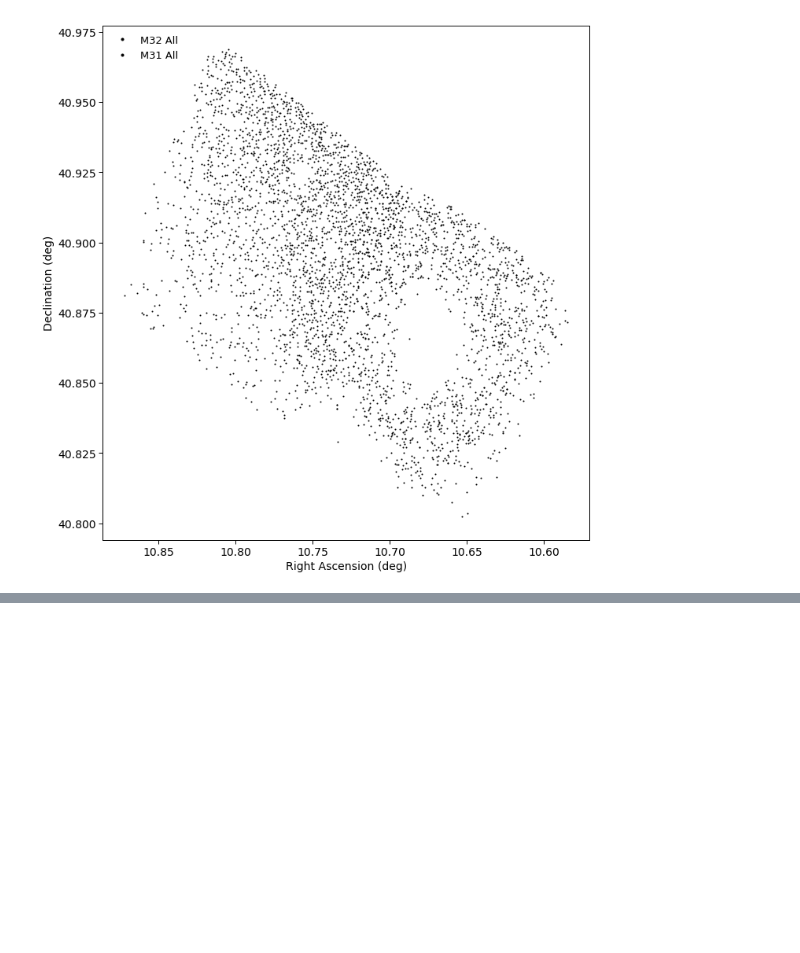
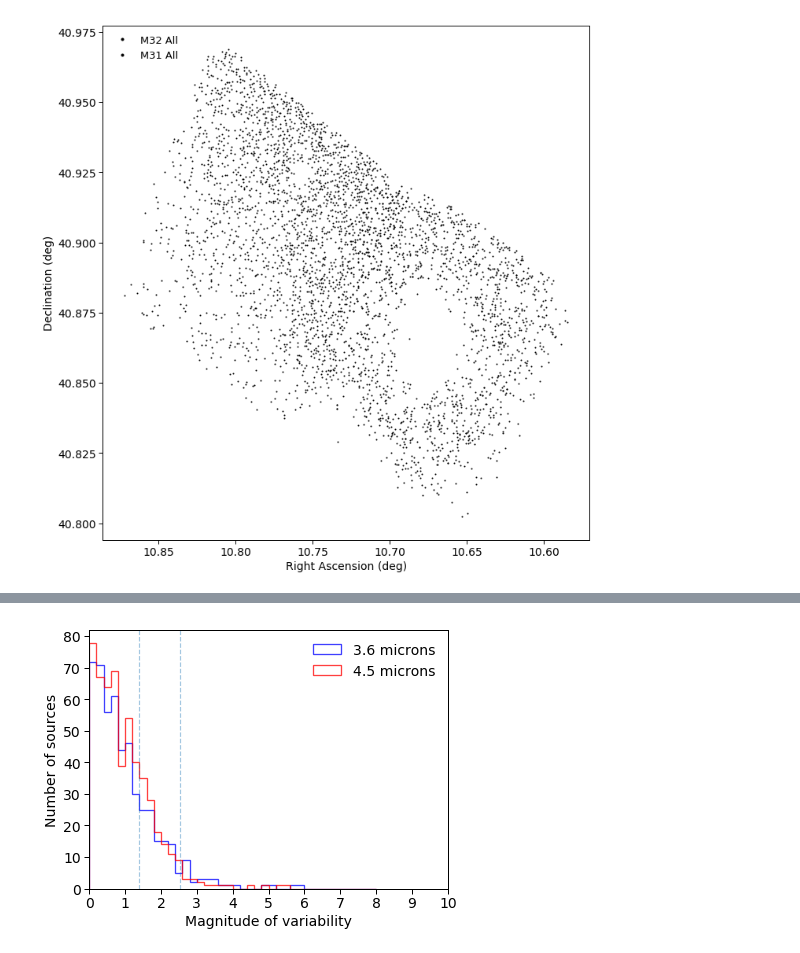
Before and after one commit to MichaelSharp7/M32, a Jupyter notebook: M32_CMD_CCD_bgd_correct_opt.ipynb, the cells around one changed output, grey strips where cells are left out. Saved outputs shown, nothing was run; the diff lists cells and outputs as text; code cells hidden in the pictures; blank space fills up the shorter version.

```diff
--- a/M32_CMD_CCD_bgd_correct_opt.ipynb
+++ b/M32_CMD_CCD_bgd_correct_opt.ipynb
@@ -1863,3 +1864,89 @@ plt.show()
 plt.close()
 # %% [output]
 [figure]
+# %%
+# Plot 3 histograms (Each filter and baseline) of variability
+# On a single graph show the 36 and 45 variability histograms overplotted
+
+# Find where the V values are good separately in each filter
+good_var_1_3_idx_36 = np.where((final_M32_cat['var_36_1_3_abs']!=-99))
+good_var_1_3_idx_45 = np.where((final_M32_cat['var_45_1_3_abs']!=-99))
+good_var_1_4_idx_36 = np.where((final_M32_cat['var_36_1_4_abs']!=-99))
+good_var_1_4_idx_45 = np.where((final_M32_cat['var_45_1_4_abs']!=-99))
+good_var_3_4_idx_36 = np.where((final_M32_cat['var_36_3_4_abs']!=-99))
+good_var_3_4_idx_45 = np.where((final_M32_cat['var_45_3_4_abs']!=-99))
+
+plt.rc('font', family='sans-serif')
+plt.rc("xtick", labelsize=14)
+plt.rc("ytick", labelsize=14)
+plt.rc("axes", labelsize=14)
+plt.rc("legend", fontsize=14)
+
+mean_36_1_3 = np.mean(final_M32_cat['var_36_1_3_abs'][good_var_1_3_idx_36])
+std_36_1_3 = np.std(final_M32_cat['var_36_1_3_abs'][good_var_1_3_idx_36])
+print("Abs stats:")
+print(mean_36_1_3)
+print(std_36_1_3)
+
+mean_36_1_3 = np.mean(final_M32_cat['var_36_1_3'][np.where(final_M32_cat['var_36_1_3']!=-99)])
+std_36_1_3 = np.std(final_M32_cat['var_36_1_3'][np.where(final_M32_cat['var_36_1_3']!=-99)])
+print("\nValue stats:")
+print(mean_36_1_3)
+print(std_36_1_3)
+
+
+
+ig = plt.figure(figsize=(6,4.5))
+bins = np.linspace(0, 8, 41)  # Bin start, end, number +1
+ax = sns.distplot(final_M32_cat['var_36_1_3_abs'][good_var_1_3_idx_36] ,kde=False, bins=bins,
+                 hist_kws={"histtype": "step", "linewidth": 1.3, "label": "3.6 microns", "alpha":0.75,"color": "b"})
+ax = sns.distplot(final_M32_cat['var_45_1_3_abs'][good_var_1_3_idx_45] ,kde=False, bins=bins,
+                 hist_kws={"histtype": "step", "linewidth": 1.3, "label": "4.5 microns", "alpha":0.75,"color": "r"})
+ax.legend(loc=0, frameon=False, scatterpoints=1, numpoints=1, markerscale=9.)
+ax.set_xlabel('Magnitude of variability')
+ax.set_ylabel('Number of sources')
+ax.set_xlim(0,8)
+ax.set_xticks(np.arange(11)) #Must add 1 to desired last tick
+plt.tight_layout()
+#plt.axvline(x=0.75,linestyle='--',alpha=0.4)
+plt.axvline(x=1.4,linestyle='--',alpha=0.4)
+plt.axvline(x=2.533,linestyle='--',alpha=0.4)
+#plt.title("E3-E4")
+plt.savefig("fixing/contam_correct_opt/VarHist1_3corr.pdf", bbox_inches='tight')
+
+ig = plt.figure(figsize=(6,4.5))
+bins = np.linspace(0, 8, 41)  # Bin start, end, number +1
+ax = sns.distplot(final_M32_cat['var_36_1_4_abs'][good_var_1_4_idx_36] ,kde=False, bins=bins,
+                 hist_kws={"histtype": "step", "linewidth": 1.3, "label": "3.6 microns", "alpha":0.75,"color": "b"})
+ax = sns.distplot(final_M32_cat['var_45_1_4_abs'][good_var_1_4_idx_45] ,kde=False, bins=bins,
+                 hist_kws={"histtype": "step", "linewidth": 1.3, "label": "4.5 microns", "alpha":0.75,"color": "r"})
+ax.legend(loc=0, frameon=False, scatterpoints=1, numpoints=1, markerscale=9.)
+ax.set_xlabel('Magnitude of variability')
+ax.set_ylabel('Number of sources')
+ax.set_xlim(0,8)
+ax.set_xticks(np.arange(11)) #Must add 1 to desired last tick
+plt.tight_layout()
+#plt.axvline(x=0.75,linestyle='--',alpha=0.4)
+plt.axvline(x=1.4,linestyle='--',alpha=0.4)
+plt.axvline(x=2.533,linestyle='--',alpha=0.4)
+#plt.title("E3-E4")
+plt.savefig("fixing/contam_correct_opt/VarHist1_4corr.pdf", bbox_inches='tight')
+
+ig = plt.figure(figsize=(6,4.5))
+bins = np.linspace(0, 8, 41)  # Bin start, end, number +1
+ax = sns.distplot(final_M32_cat['var_36_3_4_abs'][good_var_3_4_idx_36] ,kde=False, bins=bins,
+                 hist_kws={"histtype": "step", "linewidth": 1.3, "label": "3.6 microns", "alpha":0.75,"color": "b"})
+ax = sns.distplot(final_M32_cat['var_45_3_4_abs'][good_var_3_4_idx_45] ,kde=False, bins=bins,
+                 hist_kws={"histtype": "step", "linewidth": 1.3, "label": "4.5 microns", "alpha":0.75,"color": "r"})
+ax.legend(loc=0, frameon=False, scatterpoints=1, numpoints=1, markerscale=9.)
+ax.set_xlabel('Magnitude of variability')
+ax.set_ylabel('Number of sources')
+ax.set_xlim(0,8)
+ax.set_xticks(np.arange(11)) #Must add 1 to desired last tick
+plt.tight_layout()
+#plt.axvline(x=0.75,linestyle='--',alpha=0.4)
+plt.axvline(x=1.4,linestyle='--',alpha=0.4)
+plt.axvline(x=2.533,linestyle='--',alpha=0.4)
+#plt.title("E3-E4")
+plt.savefig("fixing/contam_correct_opt/VarHist3_4corr.pdf", bbox_inches='tight')
+# %% [output]
@@ -1865,0 +1960 @@ plt.close()
+[figure, added]
```
Also changed, not shown: parts of 3 cells of this notebook.
